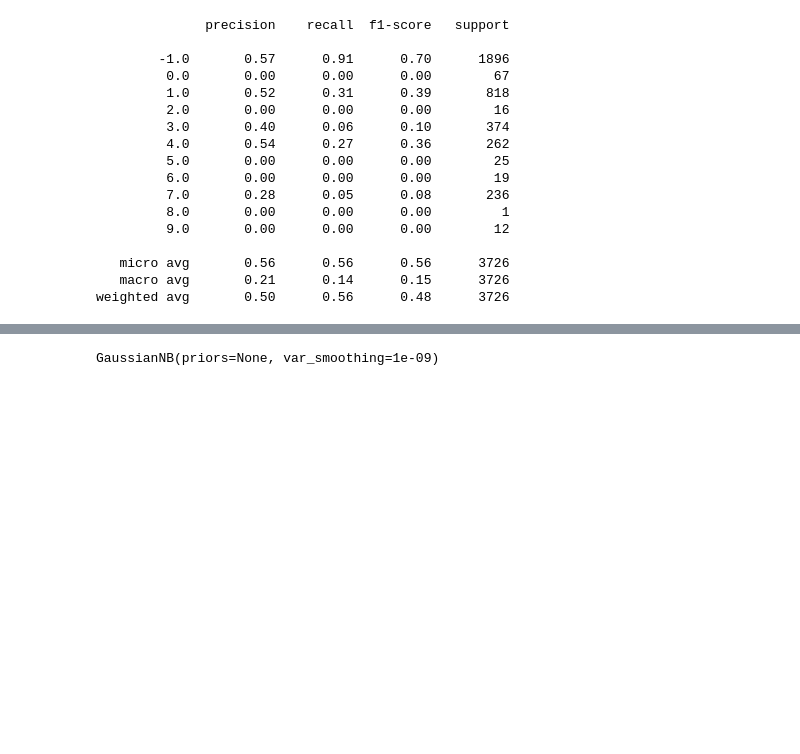
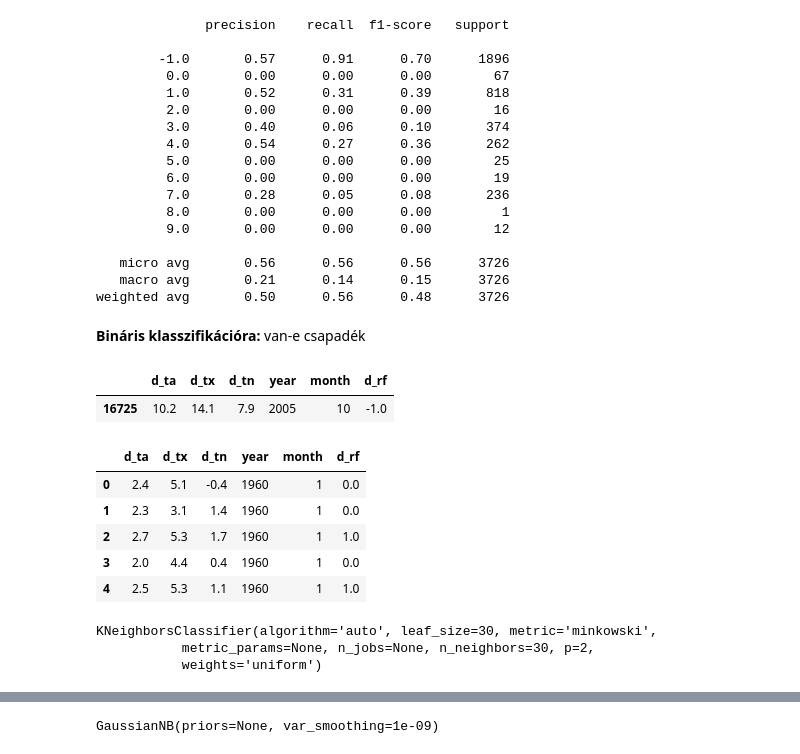
Before and after one commit to gyarmathy/BME_erdekessegek, a Jupyter notebook: BME_erdekessegek_03_kiertekeles.ipynb, the cells around one changed output, grey strips where cells are left out. Drawn from its saved outputs; the diff is of its cells as text; code cells hidden in the pictures; blank space fills up the shorter version.

```diff
--- a/BME_erdekessegek_03_kiertekeles.ipynb
+++ b/BME_erdekessegek_03_kiertekeles.ipynb
@@ -363,3 +365,22 @@ print(knn_kiertekeles)
    micro avg       0.56      0.56      0.56      3726
    macro avg       0.21      0.14      0.15      3726
 weighted avg       0.50      0.56      0.48      3726
+# %% [markdown]
+**Bináris klasszifikációra:** van-e csapadék
+# %%
+adatbinaris = adatok.copy()
+adatbinaris.sample()
+# %% [output]
+|  | d_ta | d_tx | d_tn | year | month | d_rf |
+| 16725 | 10.2 | 14.1 | 7.9 | 2005 | 10 | -1.0 |
+# %%
+adatbinaris["d_rf"].where(adatbinaris["d_rf"] == -1, other= 0, inplace=True)
+adatbinaris["d_rf"].where(adatbinaris["d_rf"] == 0, other= 1, inplace=True)
+adatbinaris.head()
+# %% [output]
+|  | d_ta | d_tx | d_tn | year | month | d_rf |
+| 0 | 2.4 | 5.1 | -0.4 | 1960 | 1 | 0.0 |
+| 1 | 2.3 | 3.1 | 1.4 | 1960 | 1 | 0.0 |
+| 2 | 2.7 | 5.3 | 1.7 | 1960 | 1 | 1.0 |
+| 3 | 2.0 | 4.4 | 0.4 | 1960 | 1 | 0.0 |
+| 4 | 2.5 | 5.3 | 1.1 | 1960 | 1 | 1.0 |
@@ -365,0 +392,7 @@ weighted avg       0.50      0.56      0.48      3726
+# %%
+knnb = KNeighborsClassifier(n_neighbors=30, metric='minkowski', p=2)
+knnb.fit(Xb_train, yb_train)
+# %% [output]
+KNeighborsClassifier(algorithm='auto', leaf_size=30, metric='minkowski',
+           metric_params=None, n_jobs=None, n_neighbors=30, p=2,
+           weights='uniform')
```
Also changed, not shown: parts of 9 cells of this notebook.
